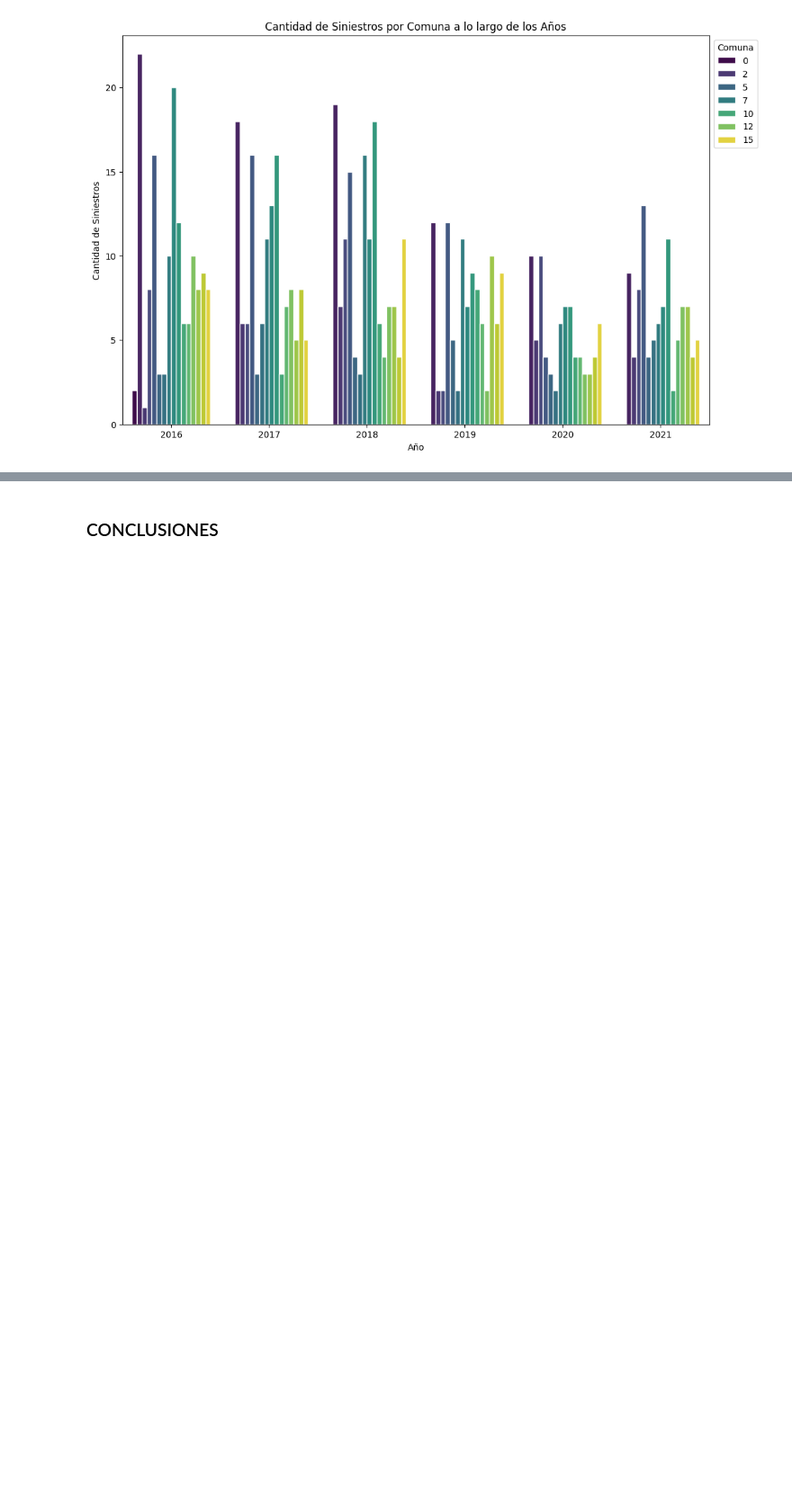
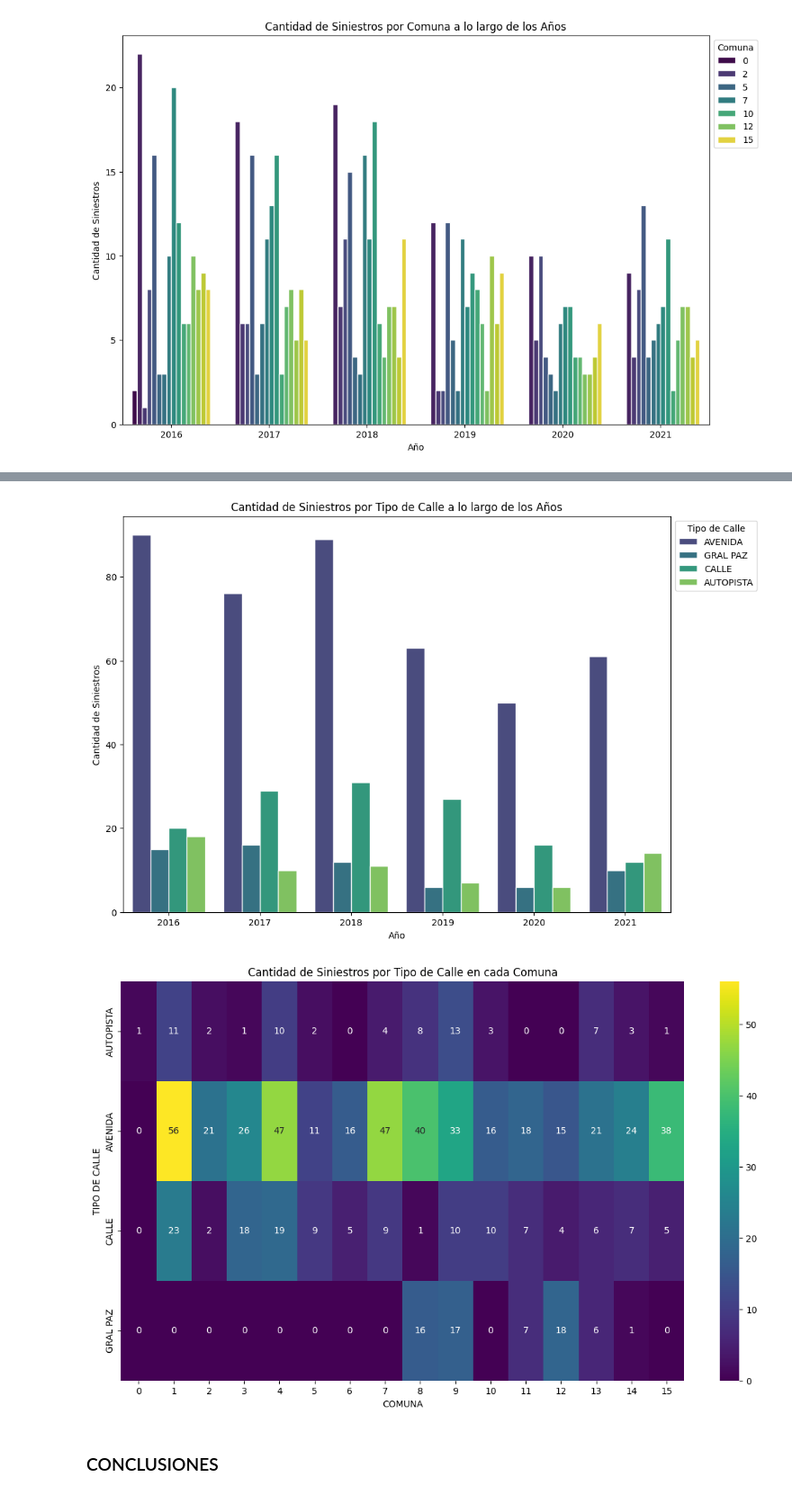
Before and after one commit to DJChincuini/Data-Analysis---Chincuini, a Jupyter notebook: EDA - Homicidios.ipynb, the cells around one changed output, grey strips where cells are left out. Shown at 90% size. Cells and saved outputs as stored; diff of their text form; code cells hidden in the pictures; blank space fills up the shorter version.

```diff
--- a/EDA - Homicidios.ipynb
+++ b/EDA - Homicidios.ipynb
@@ -348,3 +330,25 @@ Tipo de calles en siniestros de la comuna 4 en 2021: {'AVENIDA': 7, 'AUTOPISTA':
+# %%
+plt.figure(figsize=(11, 8))
+sns.countplot(x='AAAA', hue='TIPO_DE_CALLE', data=hechos, palette='viridis', edgecolor='white')
+
+plt.title('Cantidad de Siniestros por Tipo de Calle a lo largo de los Años')
+plt.xlabel('Año')
+plt.ylabel('Cantidad de Siniestros')
+plt.legend(title='Tipo de Calle', loc='upper left', bbox_to_anchor=(1, 1))
+
+plt.show()
+
+df_frecuencia = pd.crosstab(hechos['TIPO_DE_CALLE'],hechos['COMUNA'])
+
+plt.figure(figsize=(14, 8))
+sns.heatmap(df_frecuencia, annot=True, cmap='viridis', fmt='d')
+plt.title('Cantidad de Siniestros por Tipo de Calle en cada Comuna')
+plt.xlabel('COMUNA')
+plt.ylabel('TIPO DE CALLE')
+plt.show()
+# %% [output]
+[figure, added]
+[figure, added]
 # %% [markdown]
 ### CONCLUSIONES
 # %% [markdown]
```
Also changed, not shown: parts of 27 cells of this notebook.
